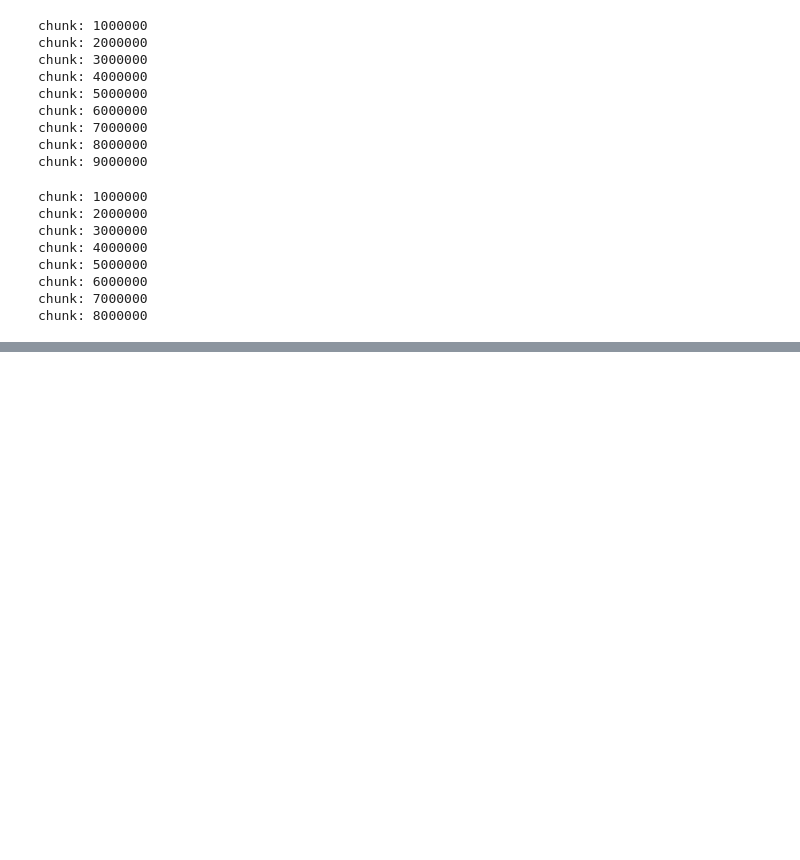
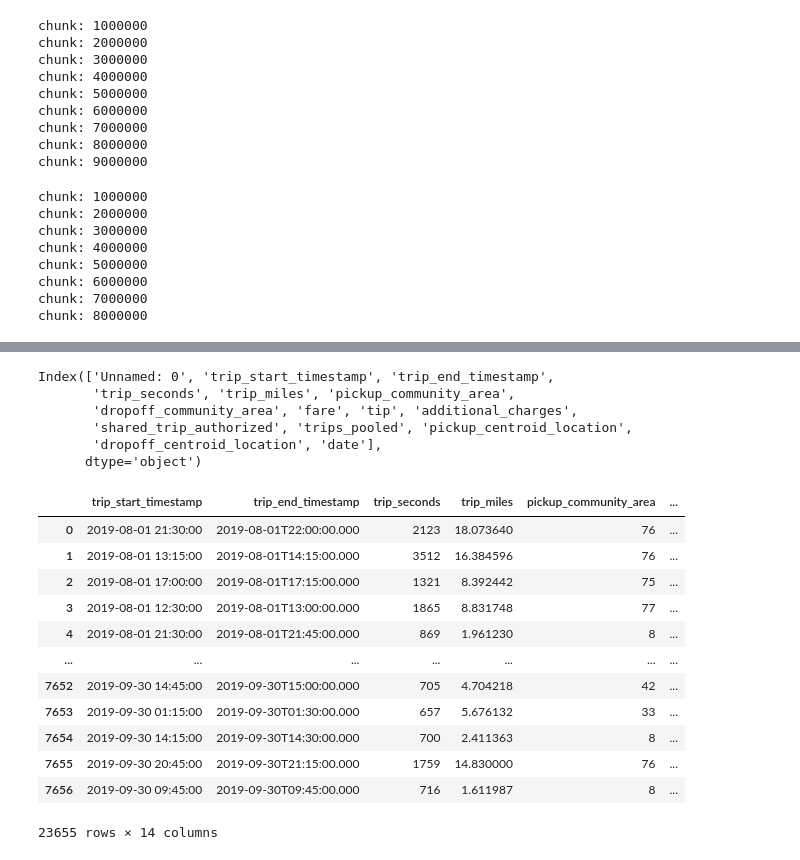
Before and after one commit to mjtv128/705-FinalProject, a Jupyter notebook: test_import.ipynb, the cells around one changed output, grey strips where cells are left out. Cells and saved outputs as stored; diff of their text form; code cells hidden in the pictures; blank space fills up the shorter version.

Commit message:
concat

```diff
--- a/test_import.ipynb
+++ b/test_import.ipynb
@@ -241,0 +244,3 @@ df2019sep_reduced.to_csv("sep.csv")
+# %%
+aug = pd.read_csv('./aug.csv')
+aug.head()
@@ -241,0 +254,3 @@ df2019sep_reduced.to_csv("sep.csv")
+# %%
+jul = pd.read_csv('./jul.csv')
+jul.head()
@@ -241,0 +264,4 @@ df2019sep_reduced.to_csv("sep.csv")
+# %%
+sep = pd.read_csv('./sep.csv')
+sep.head()
+# len(sep)
@@ -241,0 +275,4 @@ df2019sep_reduced.to_csv("sep.csv")
+# %%
+new = pd.concat([aug, jul, sep] , axis = 0)
+new.head()
+# len(new)
@@ -241,0 +286,26 @@ df2019sep_reduced.to_csv("sep.csv")
+# %%
+new.columns
+# %% [output]
+Index(['Unnamed: 0', 'trip_start_timestamp', 'trip_end_timestamp',
+       'trip_seconds', 'trip_miles', 'pickup_community_area',
+       'dropoff_community_area', 'fare', 'tip', 'additional_charges',
+       'shared_trip_authorized', 'trips_pooled', 'pickup_centroid_location',
+       'dropoff_centroid_location', 'date'],
+      dtype='object')
+# %%
+new1 = new.drop('Unnamed: 0', axis=1)
+new1
+# %% [output]
+|  | trip_start_timestamp | trip_end_timestamp | trip_seconds | trip_miles | pickup_community_area | ... |
+| 0 | 2019-08-01 21:30:00 | 2019-08-01T22:00:00.000 | 2123 | 18.073640 | 76 | ... |
+| 1 | 2019-08-01 13:15:00 | 2019-08-01T14:15:00.000 | 3512 | 16.384596 | 76 | ... |
+| 2 | 2019-08-01 17:00:00 | 2019-08-01T17:15:00.000 | 1321 | 8.392442 | 75 | ... |
+| 3 | 2019-08-01 12:30:00 | 2019-08-01T13:00:00.000 | 1865 | 8.831748 | 77 | ... |
+| 4 | 2019-08-01 21:30:00 | 2019-08-01T21:45:00.000 | 869 | 1.961230 | 8 | ... |
+| ... | ... | ... | ... | ... | ... | ... |
+| 7652 | 2019-09-30 14:45:00 | 2019-09-30T15:00:00.000 | 705 | 4.704218 | 42 | ... |
+| 7653 | 2019-09-30 01:15:00 | 2019-09-30T01:30:00.000 | 657 | 5.676132 | 33 | ... |
+| 7654 | 2019-09-30 14:15:00 | 2019-09-30T14:30:00.000 | 700 | 2.411363 | 8 | ... |
+| 7655 | 2019-09-30 20:45:00 | 2019-09-30T21:15:00.000 | 1759 | 14.830000 | 76 | ... |
+| 7656 | 2019-09-30 09:45:00 | 2019-09-30T09:45:00.000 | 716 | 1.611987 | 8 | ... |
+23655 rows × 14 columns
```
Also changed, not shown: parts of 15 cells of this notebook, 2 other files.
